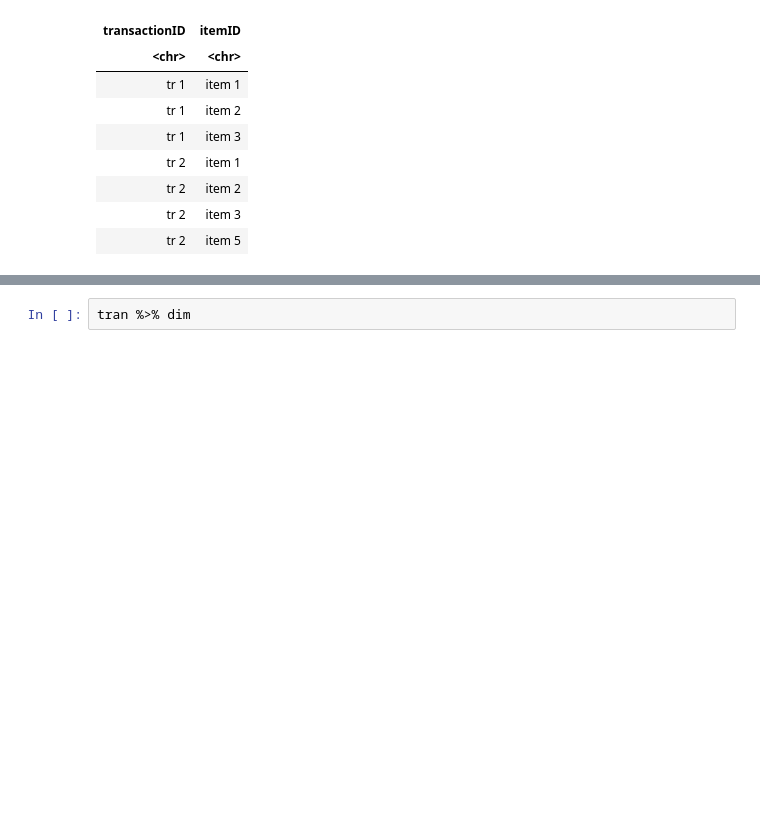
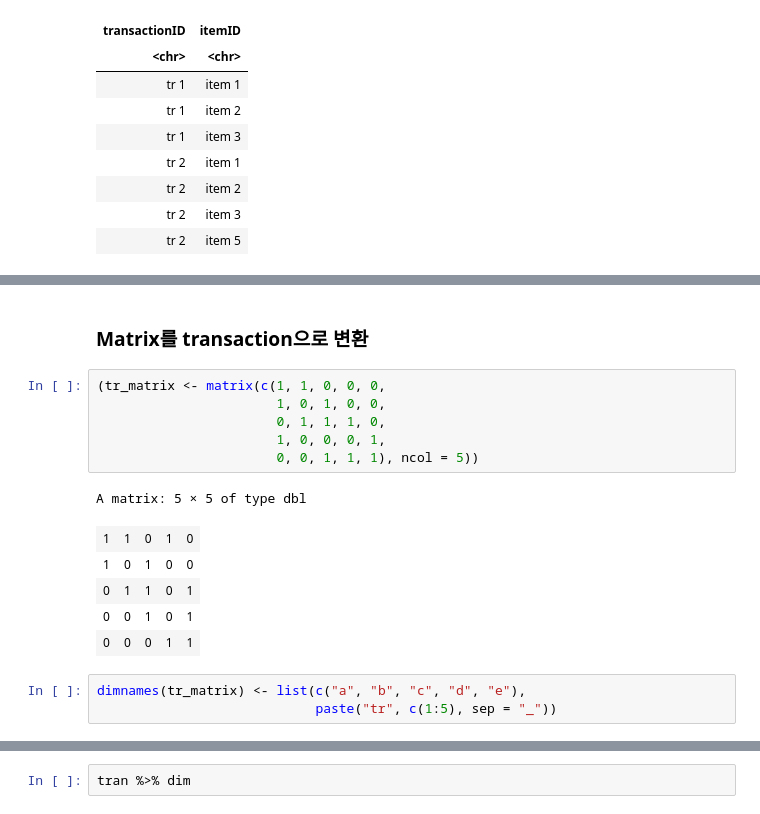
Before and after one commit to ChSSolee/ADP-Practice, a Jupyter notebook: 실기대비실습/17. 연관분석.ipynb, the cells around one changed output, grey strips where cells are left out. Cells and saved outputs as stored; diff of their text form; blank space fills up the shorter version.

```diff
--- a/실기대비실습/17. 연관분석.ipynb
+++ b/실기대비실습/17. 연관분석.ipynb
@@ -174,0 +254,20 @@ tr %>% inspect
+# %% [markdown]
+#
+#
+### Matrix를 transaction으로 변환
+# %%
+(tr_matrix <- matrix(c(1, 1, 0, 0, 0,
+                       1, 0, 1, 0, 0,
+                       0, 1, 1, 1, 0,
+                       1, 0, 0, 0, 1,
+                       0, 0, 1, 1, 1), ncol = 5))
+# %% [output]
+A matrix: 5 × 5 of type dbl
+| 1 | 1 | 0 | 1 | 0 |
+| 1 | 0 | 1 | 0 | 0 |
+| 0 | 1 | 1 | 0 | 1 |
+| 0 | 0 | 1 | 0 | 1 |
+| 0 | 0 | 0 | 1 | 1 |
+# %%
+dimnames(tr_matrix) <- list(c("a", "b", "c", "d", "e"),
+                            paste("tr", c(1:5), sep = "_"))
```
Also changed, not shown: parts of 26 cells of this notebook, 1 other file.
